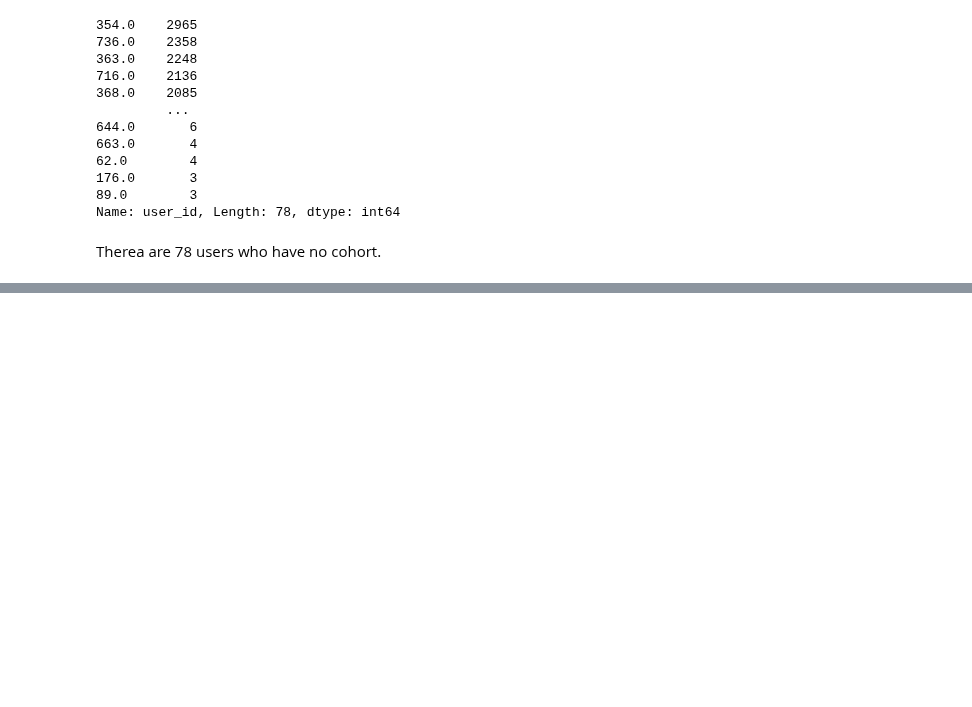
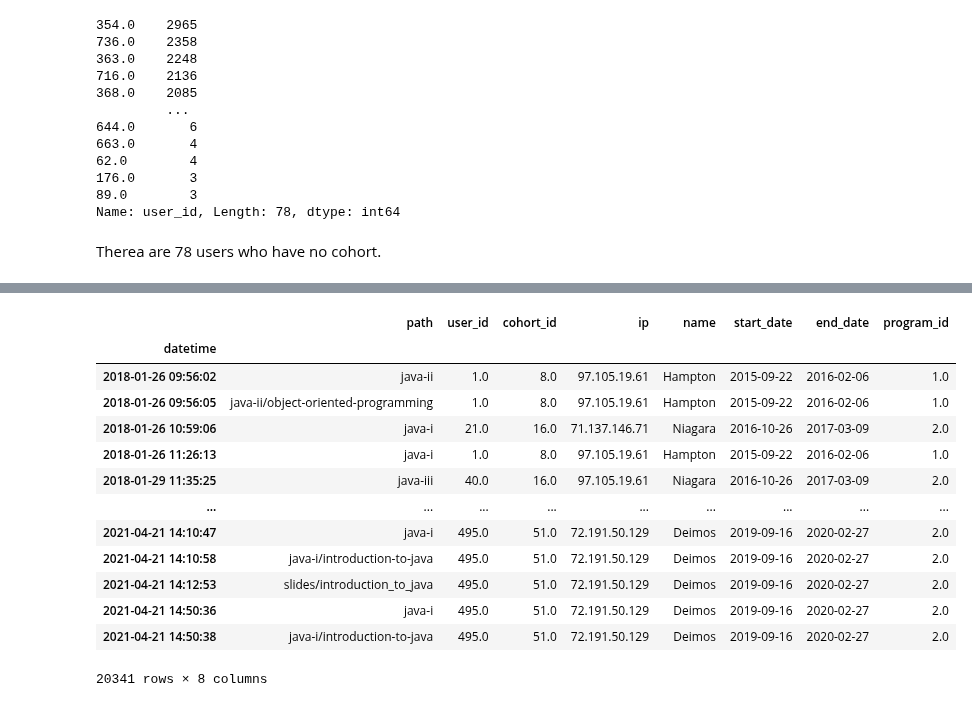
Before and after one commit to AACKV/anomaly_detection_project, a Jupyter notebook: andrew_working_notebook.ipynb, the cells around one changed output, grey strips where cells are left out. Saved outputs shown, nothing was run; the diff lists cells and outputs as text; code cells hidden in the pictures; blank space fills up the shorter version.

```diff
--- a/andrew_working_notebook.ipynb
+++ b/andrew_working_notebook.ipynb
@@ -156,0 +460,17 @@ no_cohort
+# %%
+wd_after_grad[wd_after_grad.path.str.contains('java[-/]|_java|java$')].path.unique()
+# %% [output]
+|  | path | user_id | cohort_id | ip | name | start_date | end_date | program_id |
+| datetime |  |  |  |  |  |  |  |  |
+| 2018-01-26 09:56:02 | java-ii | 1.0 | 8.0 | 97.105.19.61 | Hampton | 2015-09-22 | 2016-02-06 | 1.0 |
+| 2018-01-26 09:56:05 | java-ii/object-oriented-programming | 1.0 | 8.0 | 97.105.19.61 | Hampton | 2015-09-22 | 2016-02-06 | 1.0 |
+| 2018-01-26 10:59:06 | java-i | 21.0 | 16.0 | 71.137.146.71 | Niagara | 2016-10-26 | 2017-03-09 | 2.0 |
+| 2018-01-26 11:26:13 | java-i | 1.0 | 8.0 | 97.105.19.61 | Hampton | 2015-09-22 | 2016-02-06 | 1.0 |
+| 2018-01-29 11:35:25 | java-iii | 40.0 | 16.0 | 97.105.19.61 | Niagara | 2016-10-26 | 2017-03-09 | 2.0 |
+| ... | ... | ... | ... | ... | ... | ... | ... | ... |
+| 2021-04-21 14:10:47 | java-i | 495.0 | 51.0 | 72.191.50.129 | Deimos | 2019-09-16 | 2020-02-27 | 2.0 |
+| 2021-04-21 14:10:58 | java-i/introduction-to-java | 495.0 | 51.0 | 72.191.50.129 | Deimos | 2019-09-16 | 2020-02-27 | 2.0 |
+| 2021-04-21 14:12:53 | slides/introduction_to_java | 495.0 | 51.0 | 72.191.50.129 | Deimos | 2019-09-16 | 2020-02-27 | 2.0 |
+| 2021-04-21 14:50:36 | java-i | 495.0 | 51.0 | 72.191.50.129 | Deimos | 2019-09-16 | 2020-02-27 | 2.0 |
+| 2021-04-21 14:50:38 | java-i/introduction-to-java | 495.0 | 51.0 | 72.191.50.129 | Deimos | 2019-09-16 | 2020-02-27 | 2.0 |
+20341 rows × 8 columns
```
Also changed, not shown: parts of 58 cells of this notebook.
